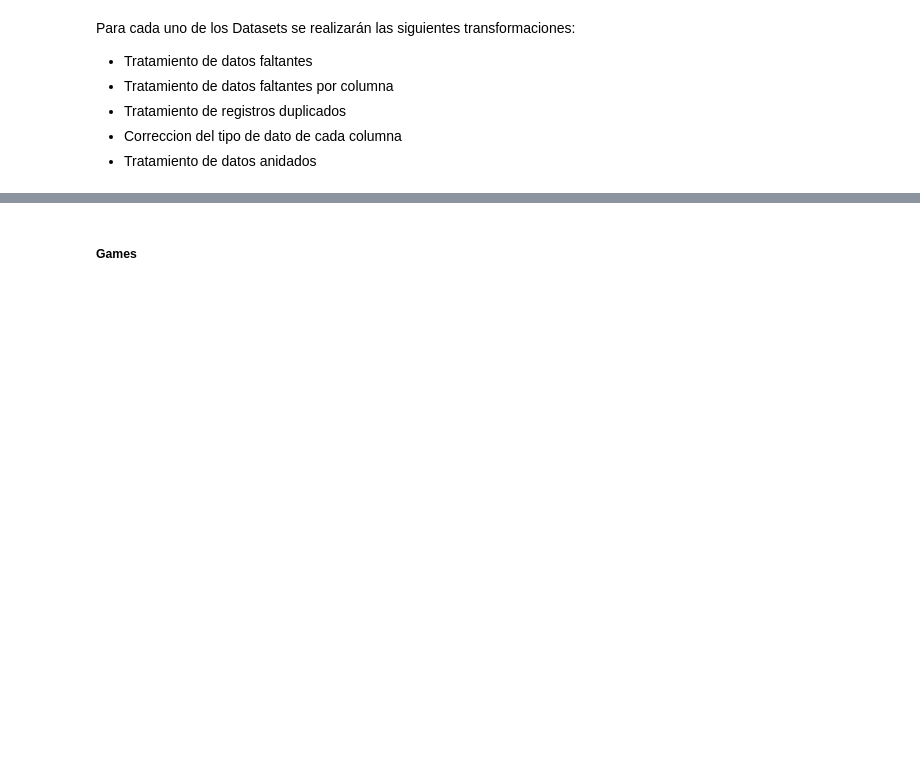
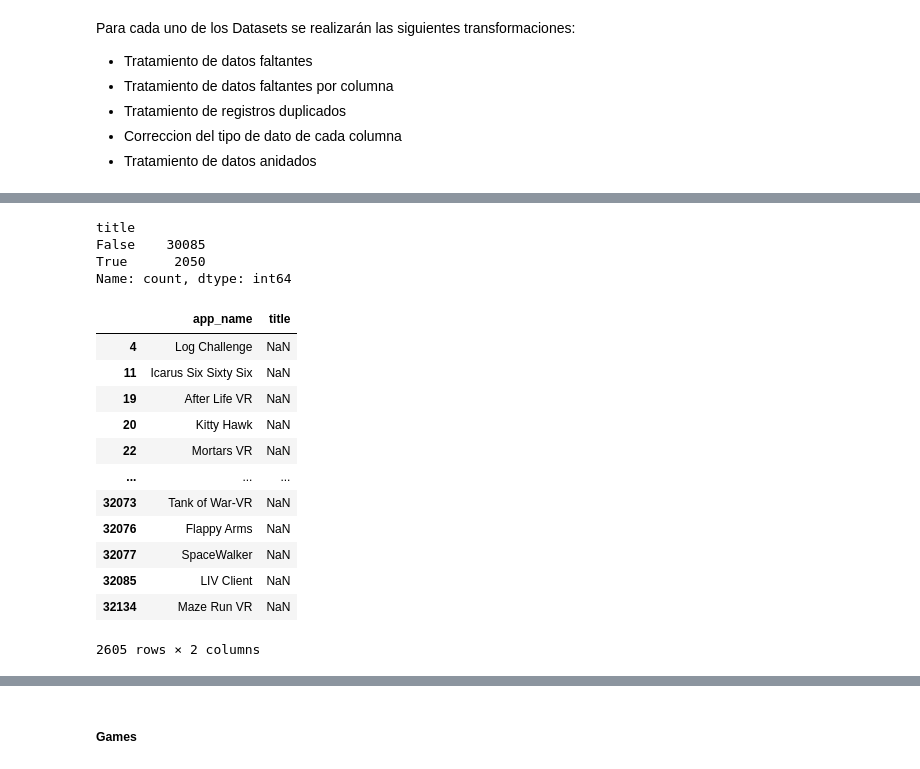
Before and after one commit to jmartindiaz/Sist_Recomendacion_Juegos_PT07, a Jupyter notebook: ETL.ipynb, the cells around one changed output, grey strips where cells are left out. Cells and saved outputs as stored; diff of their text form; code cells hidden in the pictures; blank space fills up the shorter version.

```diff
--- a/ETL.ipynb
+++ b/ETL.ipynb
@@ -38,4 +38,5 @@ for i in range(0,len(games)):
     games[i]= json.loads(games[i])
 
 # Transformamos a DataFrame:
-df_games = pd.DataFrame(games)
+games_orig = pd.DataFrame(games)
+games_orig.shape
@@ -87,3 +159,5 @@ Las columnas que se usaran para el analisis son:
 # %%
+print(games.shape)
 # Removemos todos los registros en las que todos los campos son NaN
-df_games.dropna(how='all',inplace=True, ignore_index=True)
+games.dropna(how='all',inplace=True, ignore_index=True)
+print(games.shape)
@@ -97,0 +176,10 @@ df_games.drop(index=tags_genres_nan, inplace=True)
+# %%
+# Los pares de columnas app_name-tags y app_name-title poseen datos similares/coincidentes en algunos registros
+# Combinaremos estos pares para lograr reducir memoria y a su vez para recuperar datos vacios de las columnas
+print(games['genres'].isna().value_counts())
+
+games['genres'] = games['genres'].combine_first(games['tags'])
+games.drop(columns=['tags'])
+
+print(f'\n Columna "genres" transformada, columna "tags" eliminada')
+print(games['genres'].isna().value_counts())
@@ -97,0 +197,23 @@ df_games.drop(index=tags_genres_nan, inplace=True)
+# %%
+games['title'].isna().value_counts()
+# %% [output]
+title
+False    30085
+True      2050
+Name: count, dtype: int64
+# %%
+games[['app_name','title']].loc[games['app_name']!=games['title']]
+# %% [output]
+|  | app_name | title |
+| 4 | Log Challenge | NaN |
+| 11 | Icarus Six Sixty Six | NaN |
+| 19 | After Life VR | NaN |
+| 20 | Kitty Hawk | NaN |
+| 22 | Mortars VR | NaN |
+| ... | ... | ... |
+| 32073 | Tank of War-VR | NaN |
+| 32076 | Flappy Arms | NaN |
+| 32077 | SpaceWalker | NaN |
+| 32085 | LIV Client | NaN |
+| 32134 | Maze Run VR | NaN |
+2605 rows × 2 columns
```
Also changed, not shown: parts of 22 cells of this notebook, 11 other files.
